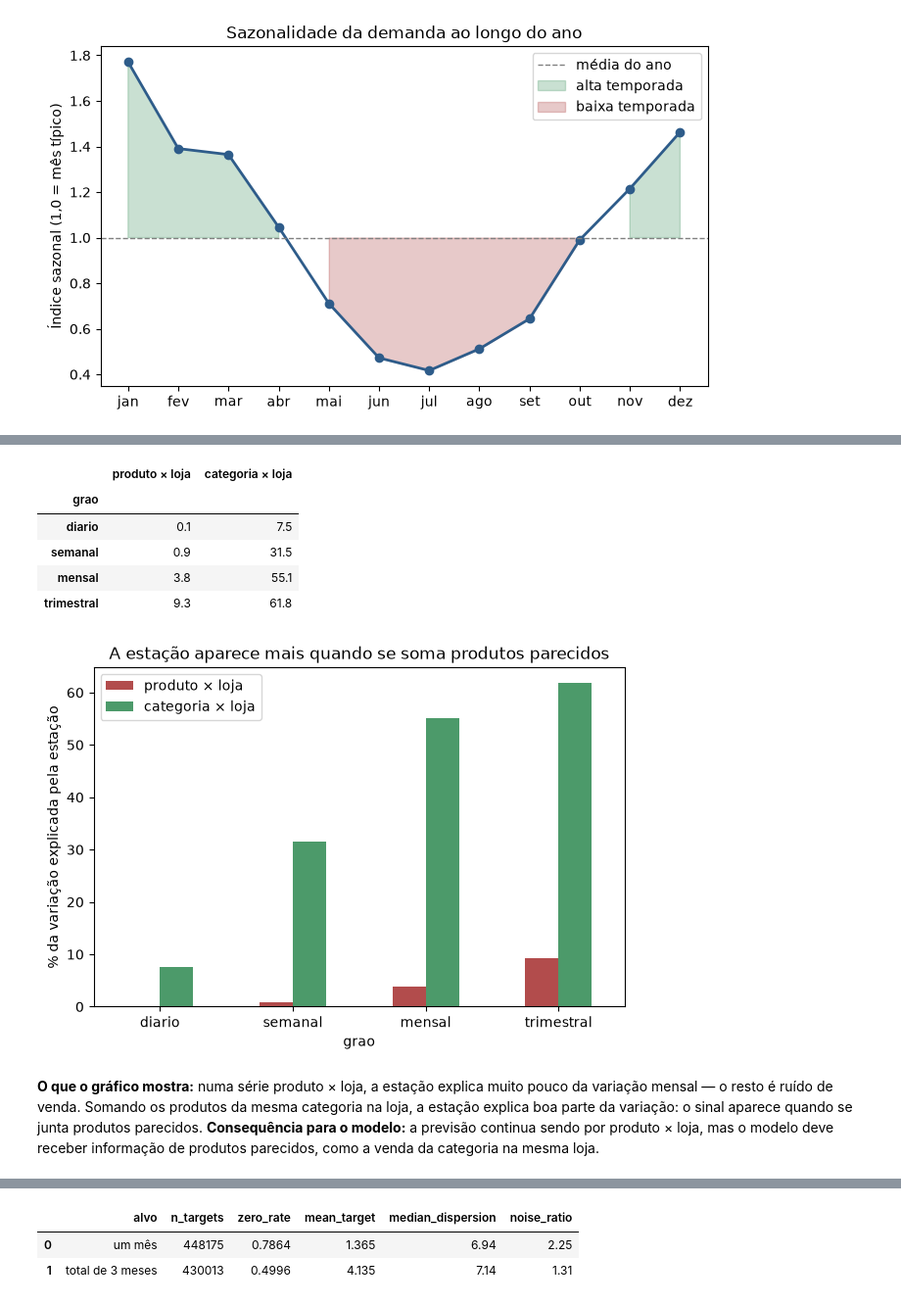
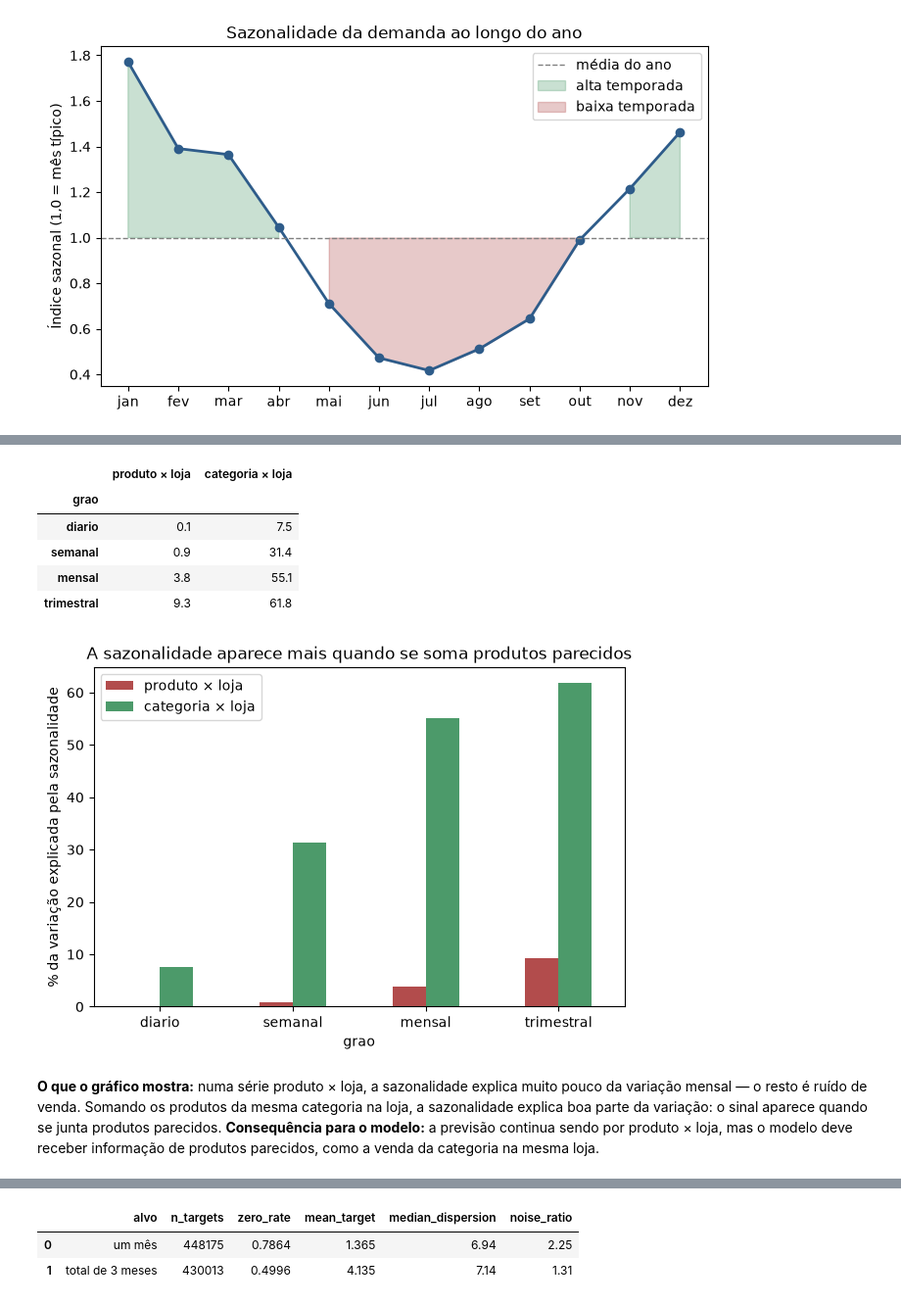
Before and after one commit to gusdiaso/lh_nautical_athena, a Jupyter notebook: notebooks/ml/01_eda_demand_zeros.ipynb, the cells around one changed output, grey strips where cells are left out. Shown at 98% size. Drawn from its saved outputs; the diff is of its cells as text; code cells hidden in the pictures.

```diff
--- a/notebooks/ml/01_eda_demand_zeros.ipynb
+++ b/notebooks/ml/01_eda_demand_zeros.ipynb
@@ -395,38 +435,42 @@ plt.show()
 # %%
+# Junta categoria e local, para poder somar por categoria.
 segmented_all = add_segment_columns(daily_df, daily_config.gold_table, date_col=None)
+# Dois níveis de série: a que vamos prever e a categoria somada.
 LEVELS = {
     "produto_x_loja": ["sk_product", "sk_location"],
     "categoria_x_loja": ["category_name", "sk_location"],
 }
 
 signal_rows = []
 for level, ids in LEVELS.items():
     for name, config in GRAINS.items():
+        # Soma a demanda no nível e no grão, sem períodos incompletos.
         series = aggregate_series(segmented_all, ids, config.grain).filter(~F.col("is_partial_period"))
+        # R² de "média da série × índice do mês" (fórmula acima).
         r2 = seasonal_signal_share(series, "period_start_date", ids).collect()[0]["r2_seasonal"]
         signal_rows.append({"nivel": level, "grao": name, "r2_seasonal": r2})
 
 signal = pd.DataFrame(signal_rows)
 pivot_signal = signal.pivot(index="grao", columns="nivel", values="r2_seasonal")[list(LEVELS)].loc[list(GRAINS)] * 100
 pivot_signal.columns = ["produto × loja", "categoria × loja"]
 display(pivot_signal.round(1))
 
 fig, ax = plt.subplots(figsize=(7, 4.5))
 pivot_signal.plot(kind="bar", ax=ax, color=[CORES[3], CORES[2]])
-ax.set_ylabel("% da variação explicada pela estação")
-ax.set_title("A estação aparece mais quando se soma produtos parecidos")
+ax.set_ylabel("% da variação explicada pela sazonalidade")
+ax.set_title("A sazonalidade aparece mais quando se soma produtos parecidos")
 plt.xticks(rotation=0)
 plt.show()
 # %% [output]
 |  | produto × loja | categoria × loja |
 | grao |  |  |
 | diario | 0.1 | 7.5 |
-| semanal | 0.9 | 31.5 |
+| semanal | 0.9 | 31.4 |
 | mensal | 3.8 | 55.1 |
 | trimestral | 9.3 | 61.8 |
-[figure, old version]
+[figure, new version]
 # %% [markdown]
-**O que o gráfico mostra:** numa série produto × loja, a estação explica muito pouco da variação mensal — o resto é ruído de venda. Somando os produtos da mesma categoria na loja, a estação explica boa parte da variação: o sinal aparece quando se junta produtos parecidos. **Consequência para o modelo:** a previsão continua sendo por produto × loja, mas o modelo deve receber informação de produtos parecidos, como a venda da categoria na mesma loja.
+**O que o gráfico mostra:** numa série produto × loja, a sazonalidade explica muito pouco da variação mensal — o resto é ruído de venda. Somando os produtos da mesma categoria na loja, a sazonalidade explica boa parte da variação: o sinal aparece quando se junta produtos parecidos. **Consequência para o modelo:** a previsão continua sendo por produto × loja, mas o modelo deve receber informação de produtos parecidos, como a venda da categoria na mesma loja.
 # %% [markdown]
 ## B6. O que prever: um mês ou o total de 3 meses?
 
```
Also changed, not shown: parts of 19 cells of this notebook, 48 other files.
